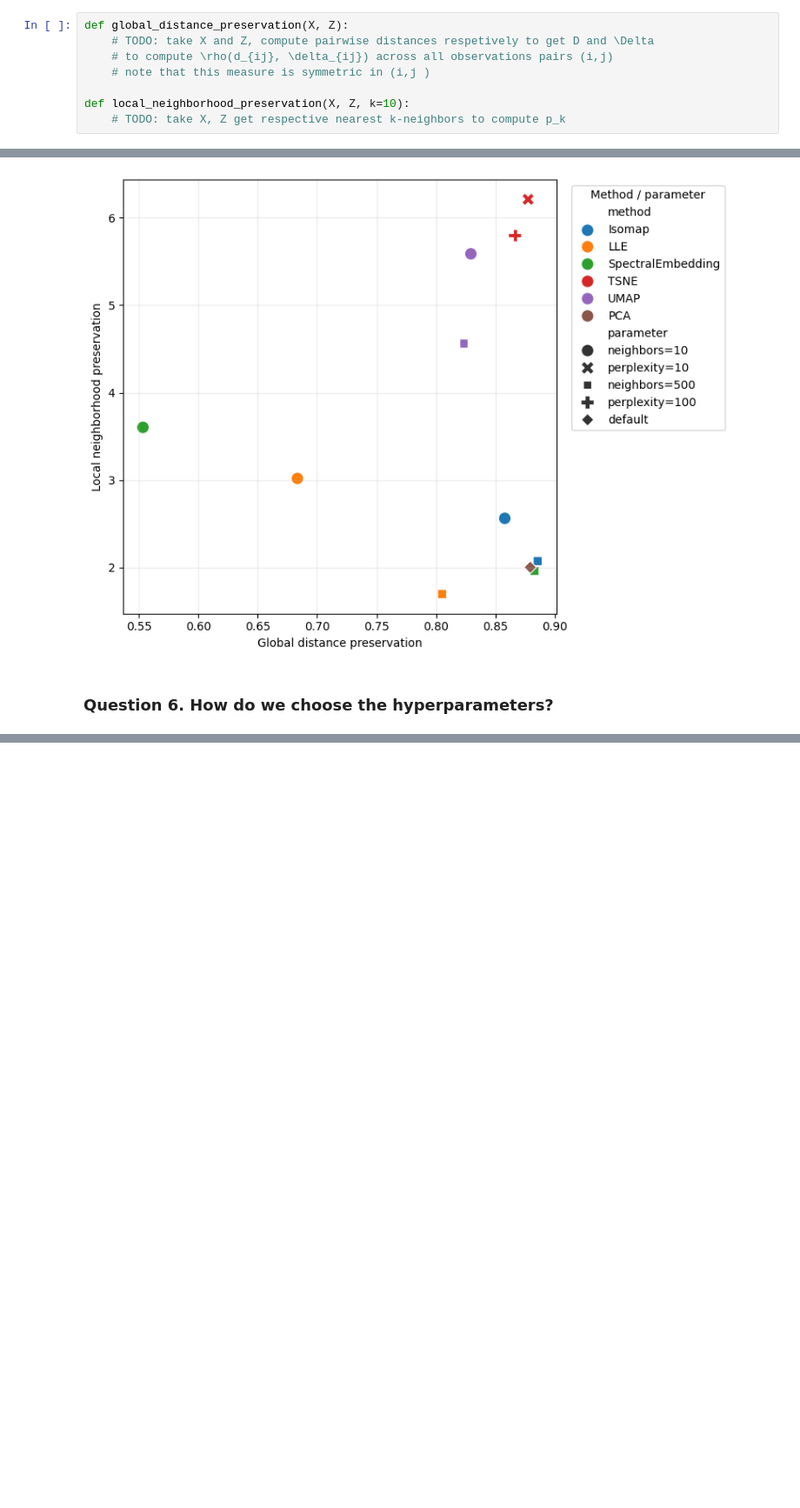
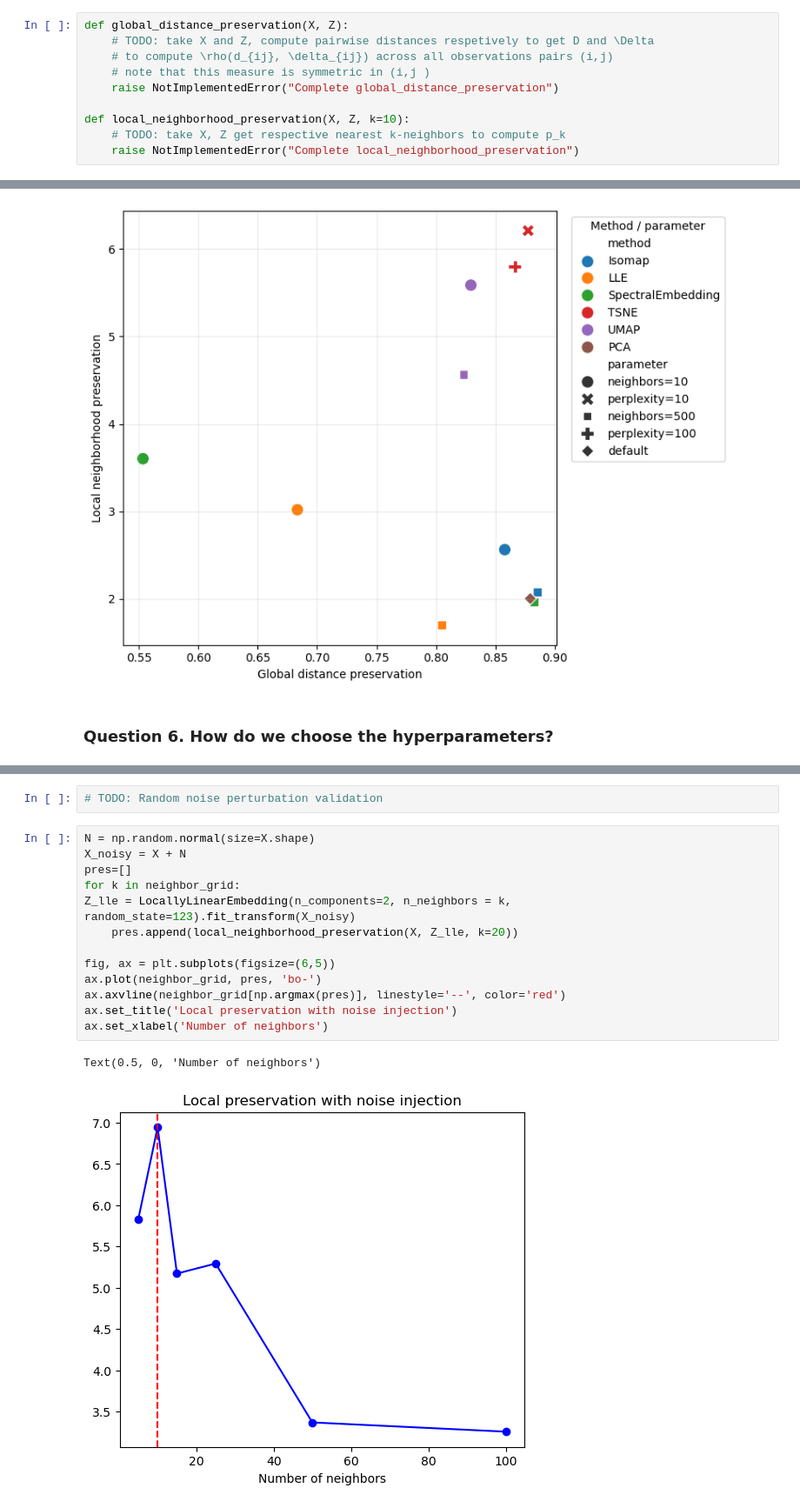
Before and after one commit to erialc-cal/Unsupervised-Learning, a Jupyter notebook: notebooks/01_dimension_reduction_in_python.ipynb, the cells around one changed output, grey strips where cells are left out. Shown at 87% size. Saved outputs shown, nothing was run; the diff lists cells and outputs as text; blank space fills up the shorter version.

```diff
--- a/notebooks/01_dimension_reduction_in_python.ipynb
+++ b/notebooks/01_dimension_reduction_in_python.ipynb
@@ -367,9 +374,11 @@ def global_distance_preservation(X, Z):
     # TODO: take X and Z, compute pairwise distances respetively to get D and \Delta
     # to compute \rho(d_{ij}, \delta_{ij}) across all observations pairs (i,j)
     # note that this measure is symmetric in (i,j )
+    raise NotImplementedError("Complete global_distance_preservation")
 
 def local_neighborhood_preservation(X, Z, k=10):
     # TODO: take X, Z get respective nearest k-neighbors to compute p_k
+    raise NotImplementedError("Complete local_neighborhood_preservation")
 # %%
 from scipy.stats import pearsonr
 from scipy.spatial.distance import pdist, squareform
@@ -448,0 +475,18 @@ fig.tight_layout()
+# %%
+# TODO: Random noise perturbation validation
+# %%
+N = np.random.normal(size=X.shape)
+X_noisy = X + N
+pres=[]
+for k in neighbor_grid:
+Z_lle = LocallyLinearEmbedding(n_components=2, n_neighbors = k, random_state=123).fit_transform(X_noisy)
+    pres.append(local_neighborhood_preservation(X, Z_lle, k=20))
+
+fig, ax = plt.subplots(figsize=(6,5))
+ax.plot(neighbor_grid, pres, 'bo-')
+ax.axvline(neighbor_grid[np.argmax(pres)], linestyle='--', color='red')
+ax.set_title('Local preservation with noise injection')
+ax.set_xlabel('Number of neighbors')
+# %% [output]
+Text(0.5, 0, 'Number of neighbors')
+[figure, added]
```
Also changed, not shown: parts of 42 cells of this notebook, 2 other files.
